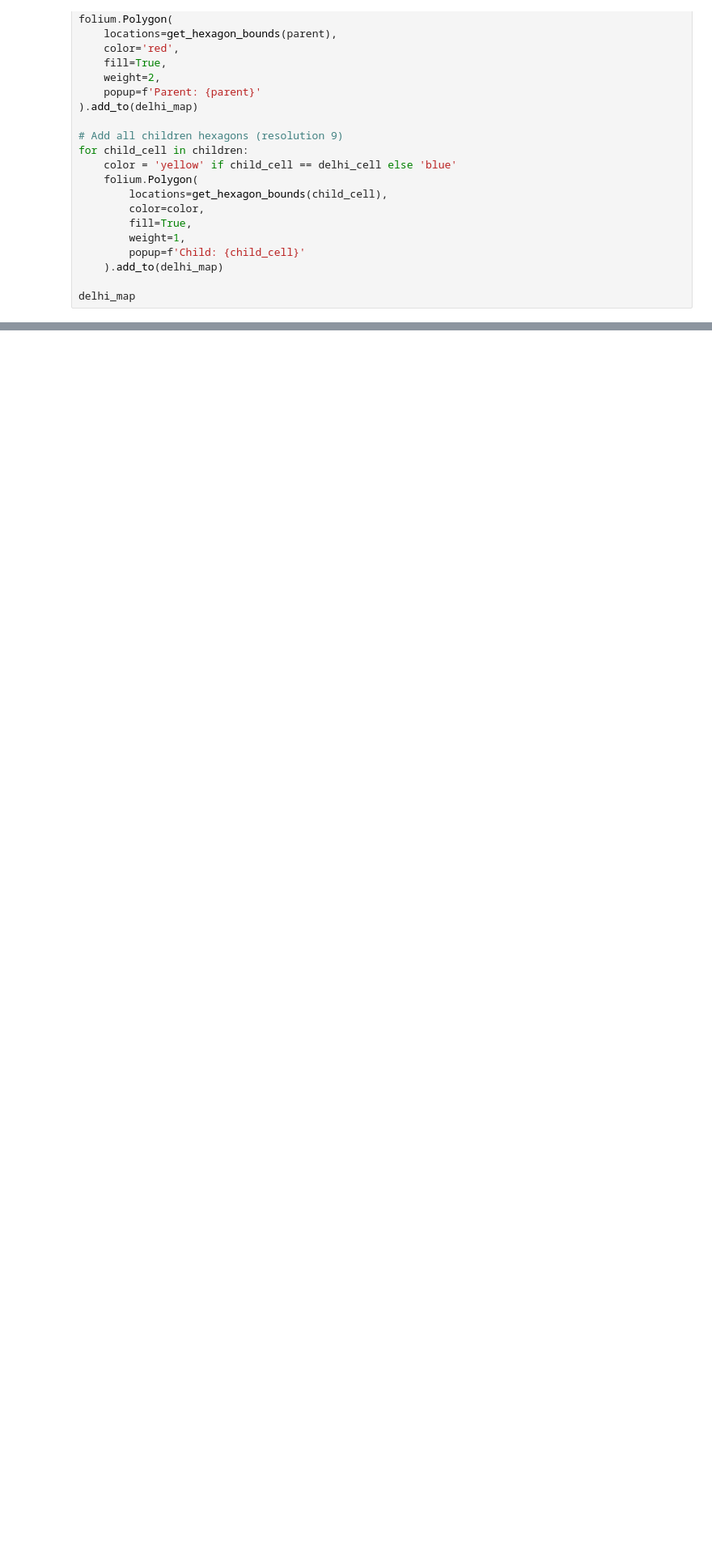
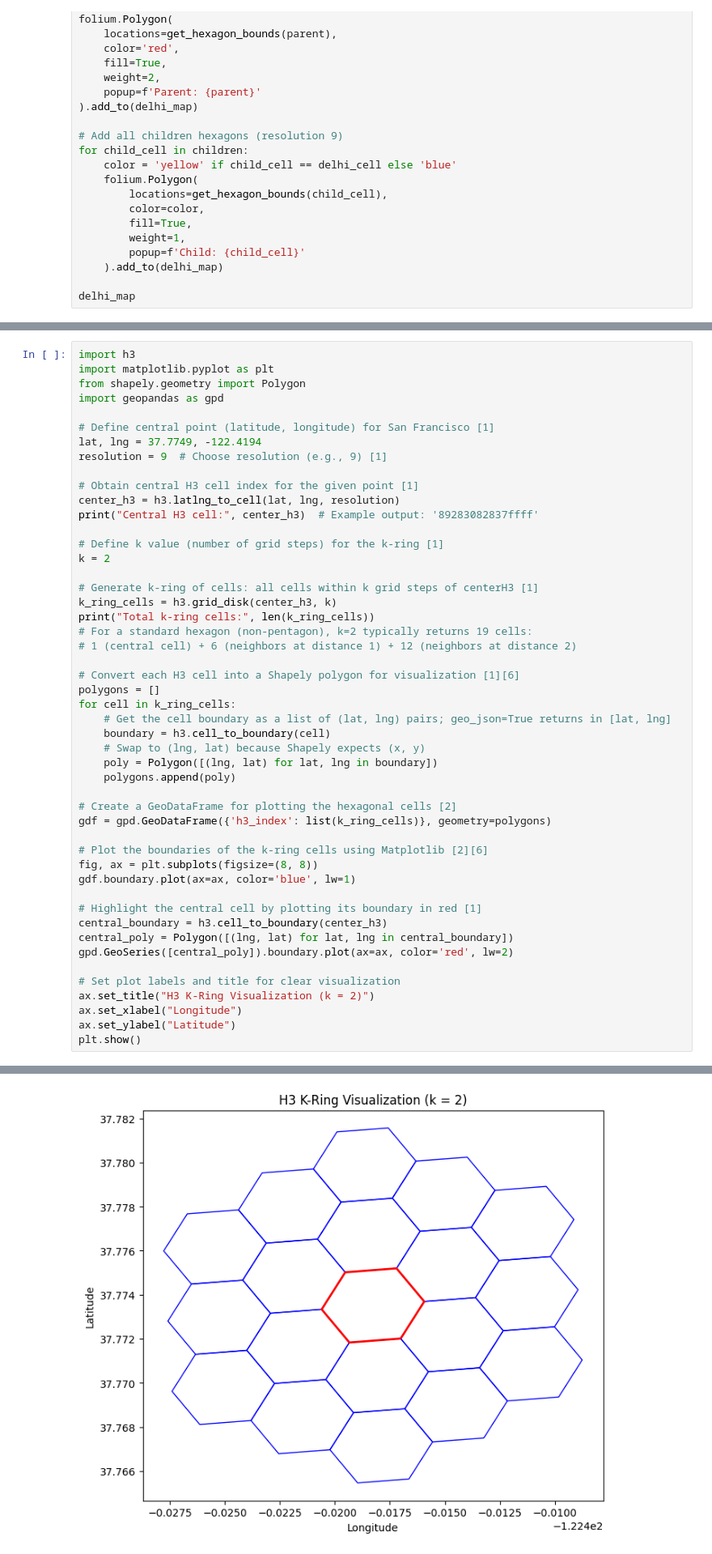
Before and after one commit to Kabyik-Kayal/DATA-ANALYSIS-PROJECTS, a Jupyter notebook: Spatial Indexing with Uber H3/h3.ipynb, the cells around one changed output, grey strips where cells are left out. Shown at 81% size. Saved outputs shown, nothing was run; the diff lists cells and outputs as text; blank space fills up the shorter version.

```diff
--- a/Spatial Indexing with Uber H3/h3.ipynb
+++ b/Spatial Indexing with Uber H3/h3.ipynb
@@ -80,0 +292,50 @@ delhi_map
+# %%
+import h3
+import matplotlib.pyplot as plt
+from shapely.geometry import Polygon
+import geopandas as gpd
+
+# Define central point (latitude, longitude) for San Francisco [1]
+lat, lng = 37.7749, -122.4194
+resolution = 9  # Choose resolution (e.g., 9) [1]
+
+# Obtain central H3 cell index for the given point [1]
+center_h3 = h3.latlng_to_cell(lat, lng, resolution)
+print("Central H3 cell:", center_h3)  # Example output: '89283082837ffff'
+
+# Define k value (number of grid steps) for the k-ring [1]
+k = 2
+
+# Generate k-ring of cells: all cells within k grid steps of centerH3 [1]
+k_ring_cells = h3.grid_disk(center_h3, k)
+print("Total k-ring cells:", len(k_ring_cells))
+# For a standard hexagon (non-pentagon), k=2 typically returns 19 cells:
+# 1 (central cell) + 6 (neighbors at distance 1) + 12 (neighbors at distance 2)
+
+# Convert each H3 cell into a Shapely polygon for visualization [1][6]
+polygons = []
+for cell in k_ring_cells:
+    # Get the cell boundary as a list of (lat, lng) pairs; geo_json=True returns in [lat, lng]
+    boundary = h3.cell_to_boundary(cell)
+    # Swap to (lng, lat) because Shapely expects (x, y)
+    poly = Polygon([(lng, lat) for lat, lng in boundary])
+    polygons.append(poly)
+
+# Create a GeoDataFrame for plotting the hexagonal cells [2]
+gdf = gpd.GeoDataFrame({'h3_index': list(k_ring_cells)}, geometry=polygons)
+
+# Plot the boundaries of the k-ring cells using Matplotlib [2][6]
+fig, ax = plt.subplots(figsize=(8, 8))
+gdf.boundary.plot(ax=ax, color='blue', lw=1)
+
+# Highlight the central cell by plotting its boundary in red [1]
+central_boundary = h3.cell_to_boundary(center_h3)
+central_poly = Polygon([(lng, lat) for lat, lng in central_boundary])
+gpd.GeoSeries([central_poly]).boundary.plot(ax=ax, color='red', lw=2)
+
+# Set plot labels and title for clear visualization
+ax.set_title("H3 K-Ring Visualization (k = 2)")
+ax.set_xlabel("Longitude")
+ax.set_ylabel("Latitude")
+plt.show()
+# %% [output]
@@ -80,0 +344 @@ delhi_map
+[figure, added]
```
Also changed, not shown: parts of 10 cells of this notebook, 5 other files.
